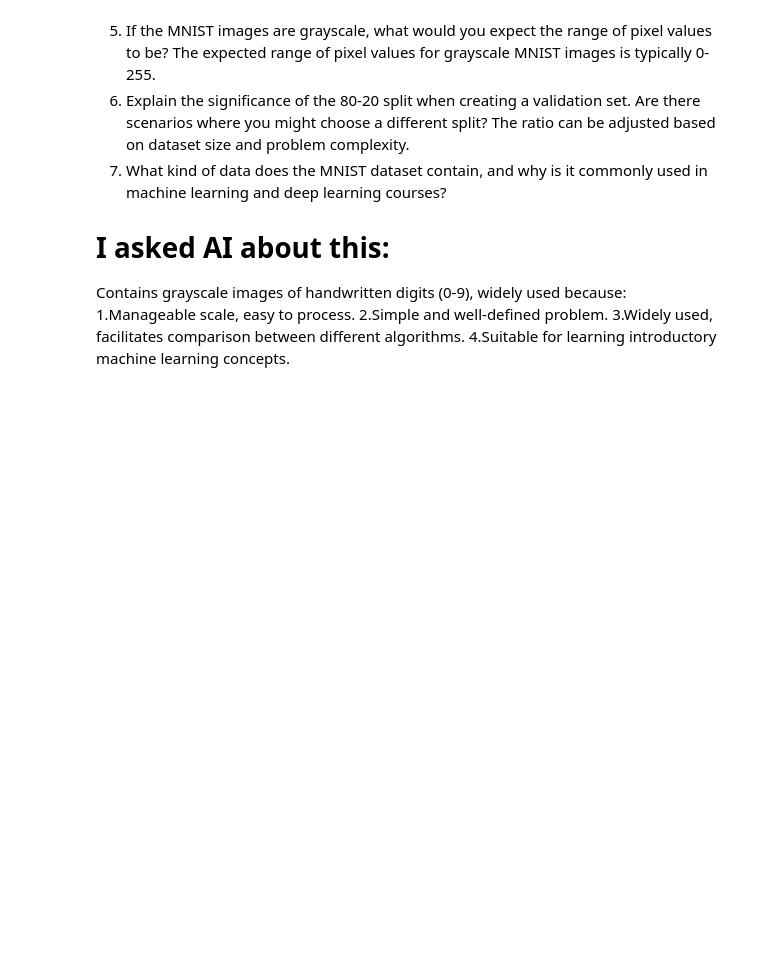
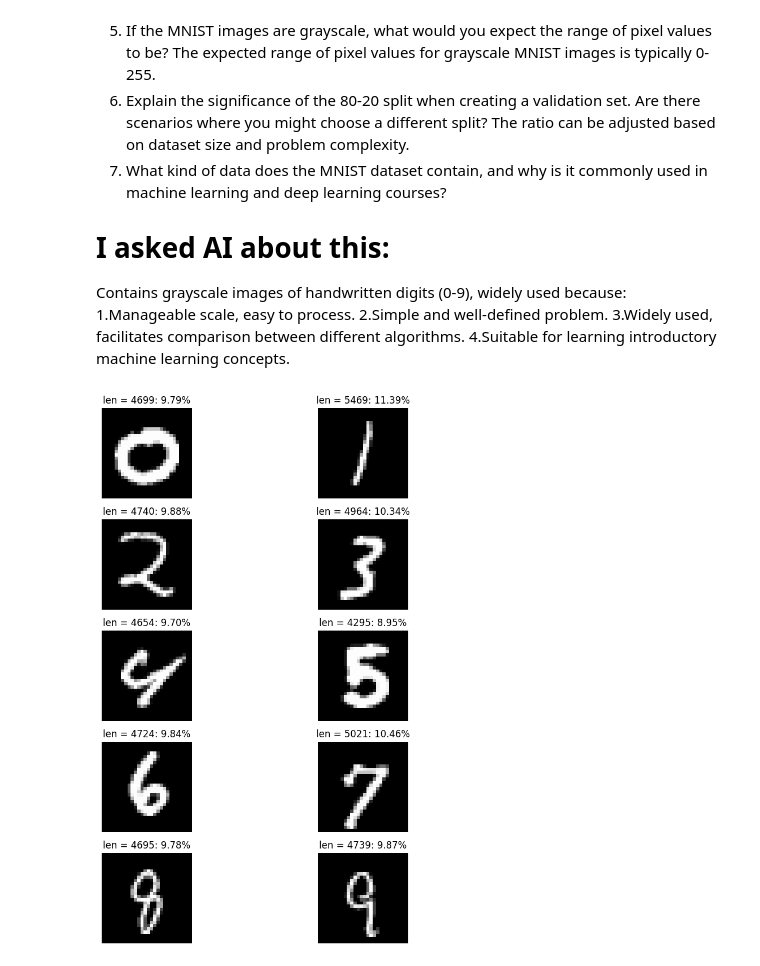
Before and after one commit to l-fan3/MTEC-345_Homework_Fall2024, a Jupyter notebook: MNIST_CNN_Classification.ipynb.ipynb, the cells around one changed output. Drawn from its saved outputs; the diff is of its cells as text; code cells hidden in the pictures; blank space fills up the shorter version.

```diff
--- a/MNIST_CNN_Classification.ipynb.ipynb
+++ b/MNIST_CNN_Classification.ipynb.ipynb
@@ -44,3 +44,37 @@ Contains grayscale images of handwritten digits (0-9), widely used because:
 2.Simple and well-defined problem.
 3.Widely used, facilitates comparison between different algorithms.
 4.Suitable for learning introductory machine learning concepts.
+# %%
+import matplotlib.pyplot as plt
+import numpy as np
+
+# Create 10" by 10" figures
+plt.figure(figsize=(10,10))
+
+# Using NumPy for efficient indexing
+x_train_np = np.array(x_train)
+y_train_np = np.array(y_train)
+
+for i in range(10):
+    # Get the indices of the labels that match 'i'
+    indices = np.where(y_train_np == i)[0]
+
+    # Pick the first image from those indices
+    img = x_train_np[indices[0]]
+
+    # Split the screen into 5 rows and 2 columns
+    plt.subplot(5, 2, i + 1)
+
+    # Use the count of indices as the title
+    plt.title(f"len = {len(indices)}: {100*len(indices)/len(y_train_np):.2f}%")
+
+    # Turn off axis
+    plt.axis("off")
+
+    # Display the image
+    plt.imshow(img, cmap='gray')
+
+plt.tight_layout()
+plt.show()
+# %% [output]
+[figure, added]
```
Also changed, not shown: parts of 1 cell of this notebook.
